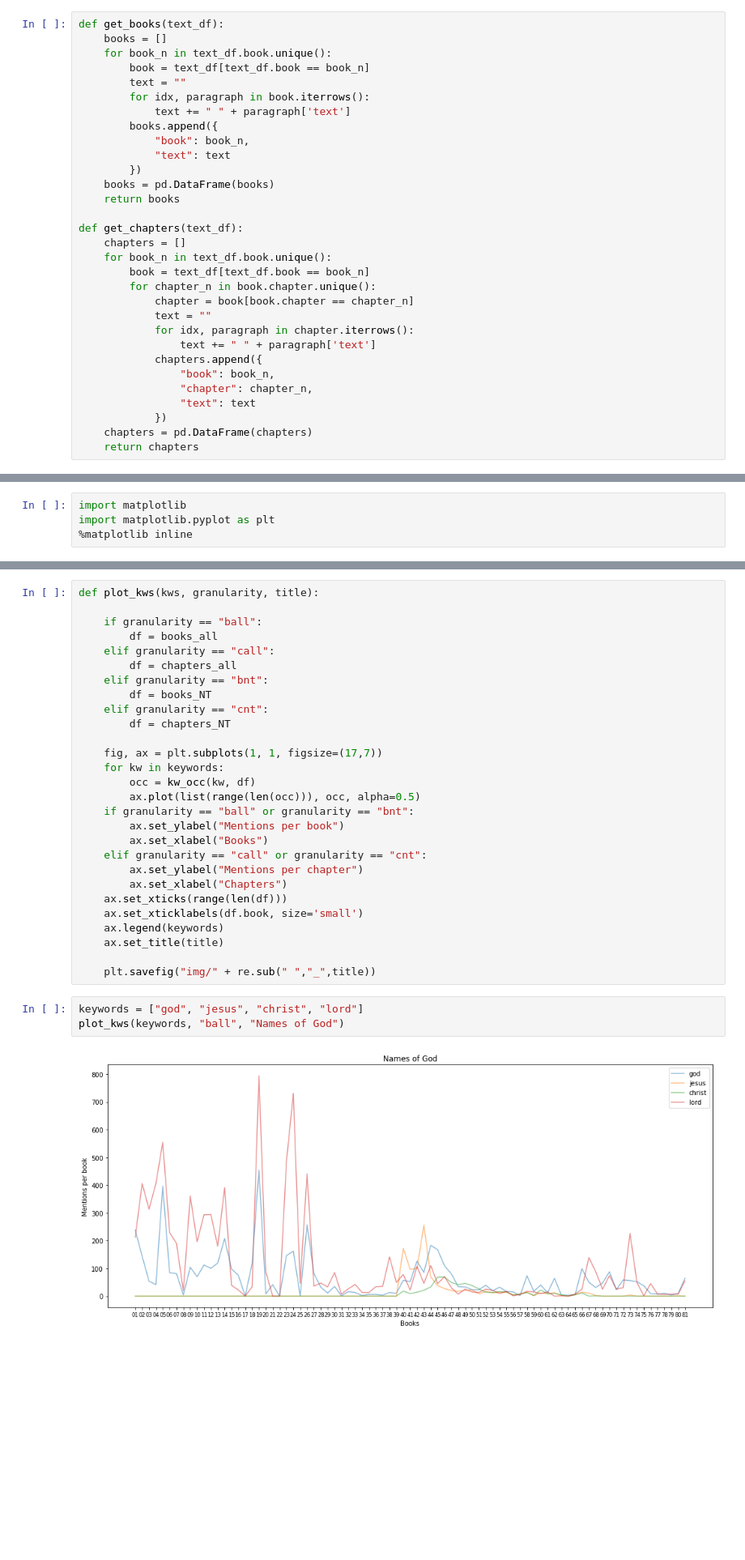
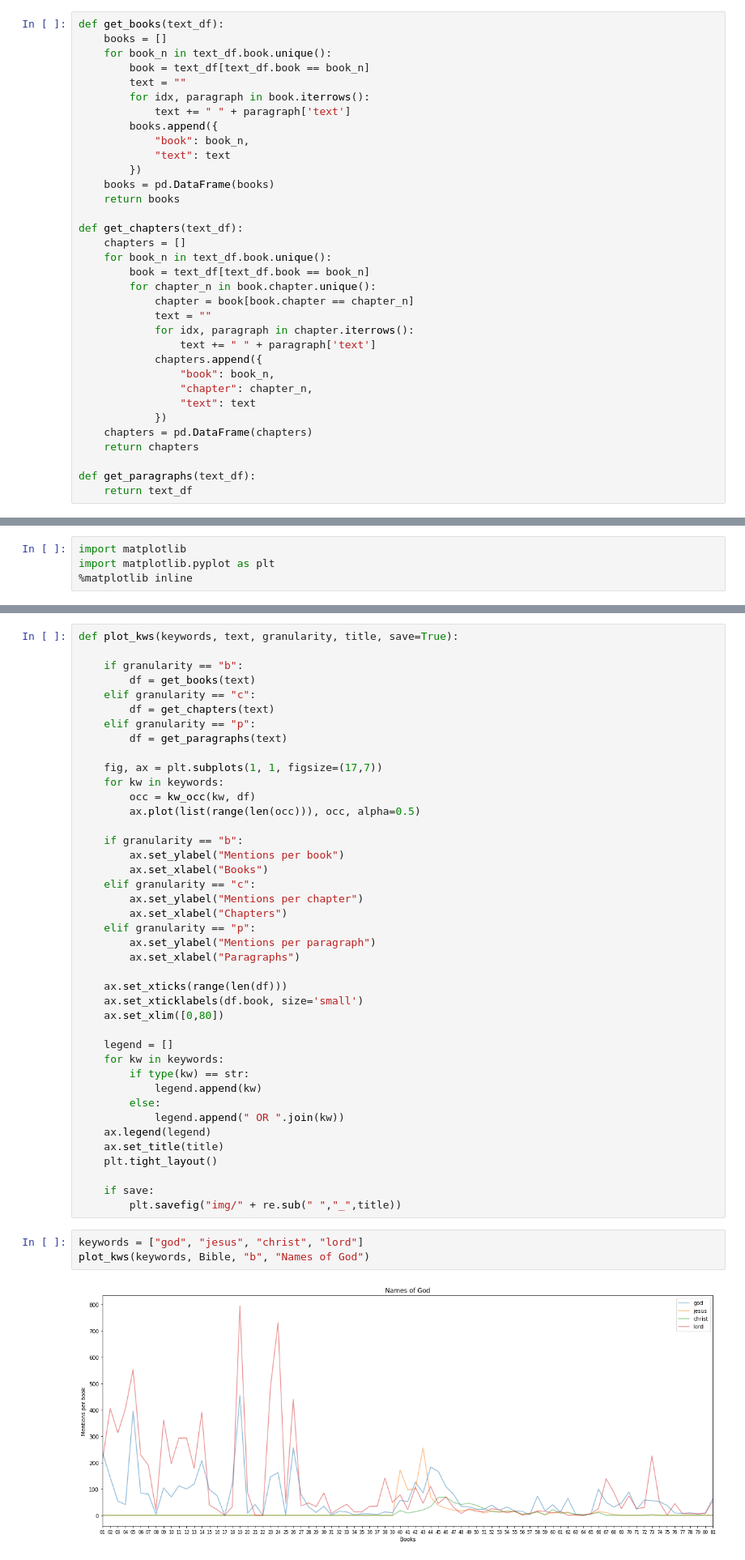
Before and after one commit to machaerus/sophia, a Jupyter notebook: Bible analysis.ipynb, the cells around one changed output, grey strips where cells are left out. Shown at 81% size. Saved outputs shown, nothing was run; the diff lists cells and outputs as text; blank space fills up the shorter version.

Commit message:
updated graphs

```diff
--- a/Bible analysis.ipynb
+++ b/Bible analysis.ipynb
@@ -140,6 +128,9 @@ def get_chapters(text_df):
             })
     chapters = pd.DataFrame(chapters)
     return chapters
+
+def get_paragraphs(text_df):
+    return text_df
 # %% [markdown]
 ***
 # %%
@@ -161,36 +155,49 @@ def kw_occ(keyword, df):
         keyword_occurences.append(occ)
     return keyword_occurences
 # %%
-def plot_kws(kws, granularity, title):
+def plot_kws(keywords, text, granularity, title, save=True):
 
-    if granularity == "ball":
-        df = books_all
-    elif granularity == "call":
-        df = chapters_all
-    elif granularity == "bnt":
-        df = books_NT
-    elif granularity == "cnt":
-        df = chapters_NT
+    if granularity == "b":
+        df = get_books(text)
+    elif granularity == "c":
+        df = get_chapters(text)
+    elif granularity == "p":
+        df = get_paragraphs(text)
 
     fig, ax = plt.subplots(1, 1, figsize=(17,7))
     for kw in keywords:
         occ = kw_occ(kw, df)
         ax.plot(list(range(len(occ))), occ, alpha=0.5)
-    if granularity == "ball" or granularity == "bnt":
+
+    if granularity == "b":
         ax.set_ylabel("Mentions per book")
         ax.set_xlabel("Books")
-    elif granularity == "call" or granularity == "cnt":
+    elif granularity == "c":
         ax.set_ylabel("Mentions per chapter")
         ax.set_xlabel("Chapters")
+    elif granularity == "p":
+        ax.set_ylabel("Mentions per paragraph")
+        ax.set_xlabel("Paragraphs")
+
     ax.set_xticks(range(len(df)))
     ax.set_xticklabels(df.book, size='small')
-    ax.legend(keywords)
+    ax.set_xlim([0,80])
+
+    legend = []
+    for kw in keywords:
+        if type(kw) == str:
+            legend.append(kw)
+        else:
+            legend.append(" OR ".join(kw))
+    ax.legend(legend)
     ax.set_title(title)
+    plt.tight_layout()
 
-    plt.savefig("img/" + re.sub(" ","_",title))
+    if save:
+        plt.savefig("img/" + re.sub(" ","_",title))
 # %%
 keywords = ["god", "jesus", "christ", "lord"]
-plot_kws(keywords, "ball", "Names of God")
+plot_kws(keywords, Bible, "b", "Names of God")
 # %% [output]
-[figure, old version]
+[figure, new version]
 # %%
```
Also changed, not shown: parts of 12 cells of this notebook, 7 other files.
